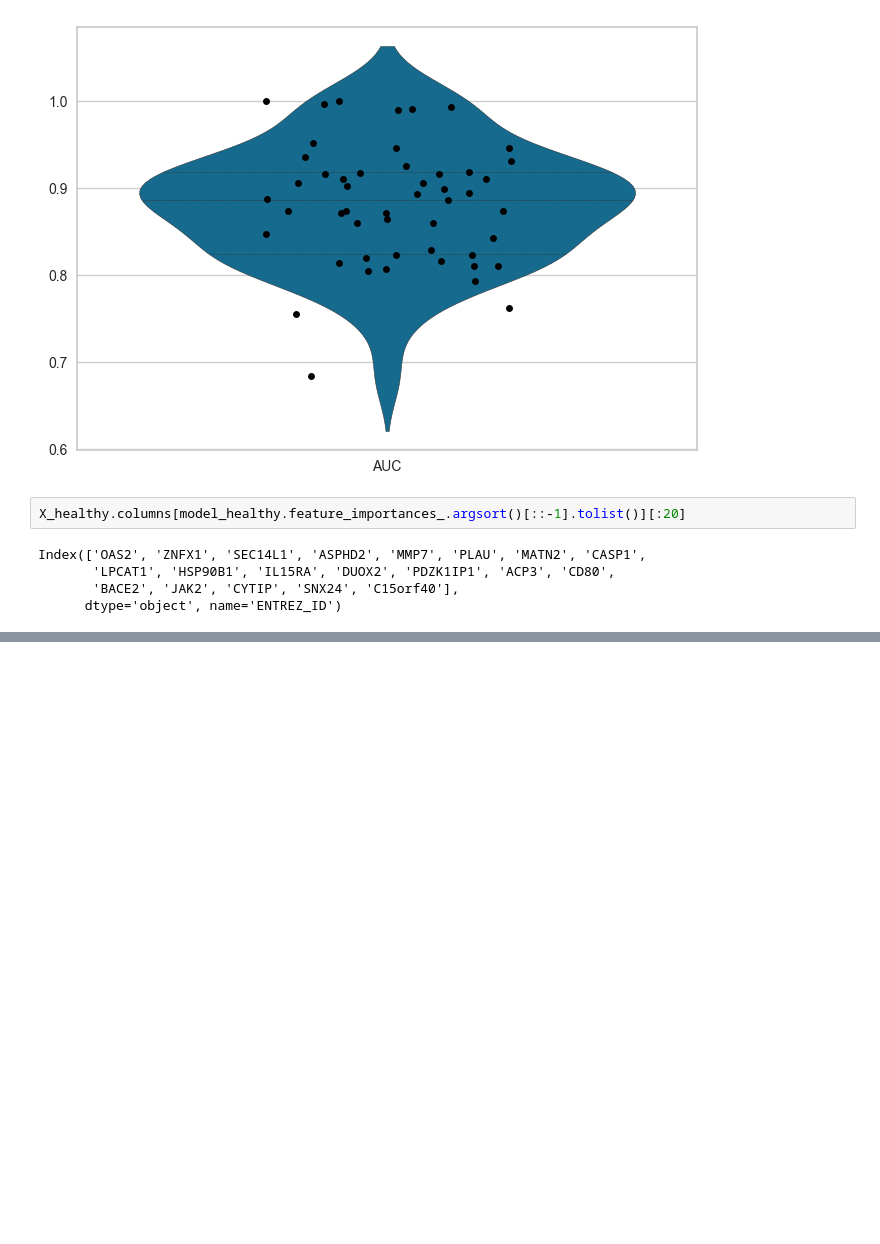
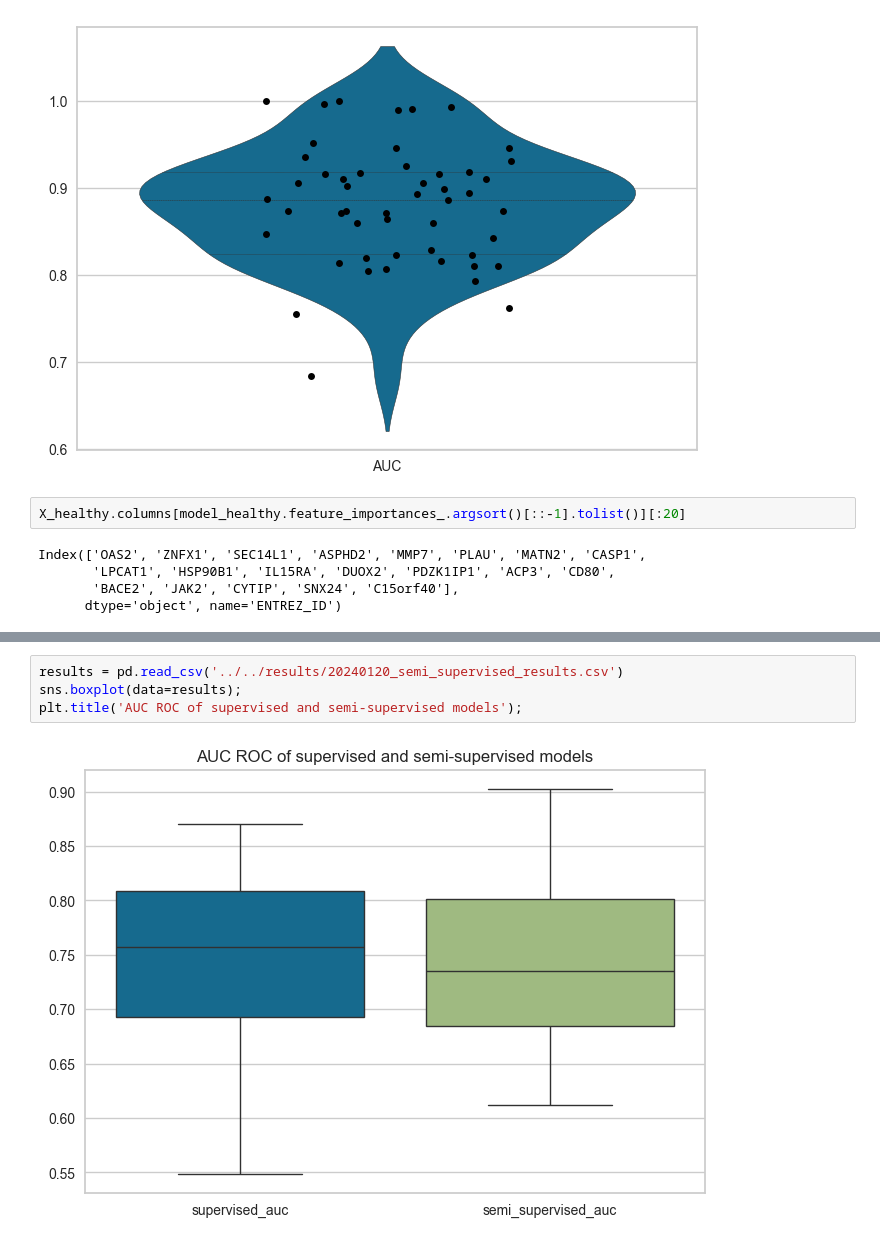
Before and after one commit to MaciejPiernik/ibd, a Jupyter notebook: ibd/notebooks/experiment_playground.ipynb, the cells around one changed output, grey strips where cells are left out. Cells and saved outputs as stored; diff of their text form; blank space fills up the shorter version.

```diff
--- a/ibd/notebooks/experiment_playground.ipynb
+++ b/ibd/notebooks/experiment_playground.ipynb
@@ -572,0 +667,6 @@ Index(['OAS2', 'ZNFX1', 'SEC14L1', 'ASPHD2', 'MMP7', 'PLAU', 'MATN2', 'CASP1',
+# %%
+results = pd.read_csv('../../results/20240120_semi_supervised_results.csv')
+sns.boxplot(data=results);
+plt.title('AUC ROC of supervised and semi-supervised models');
+# %% [output]
+[figure, added]
```
Also changed, not shown: parts of 9 cells of this notebook, 3 other files.
